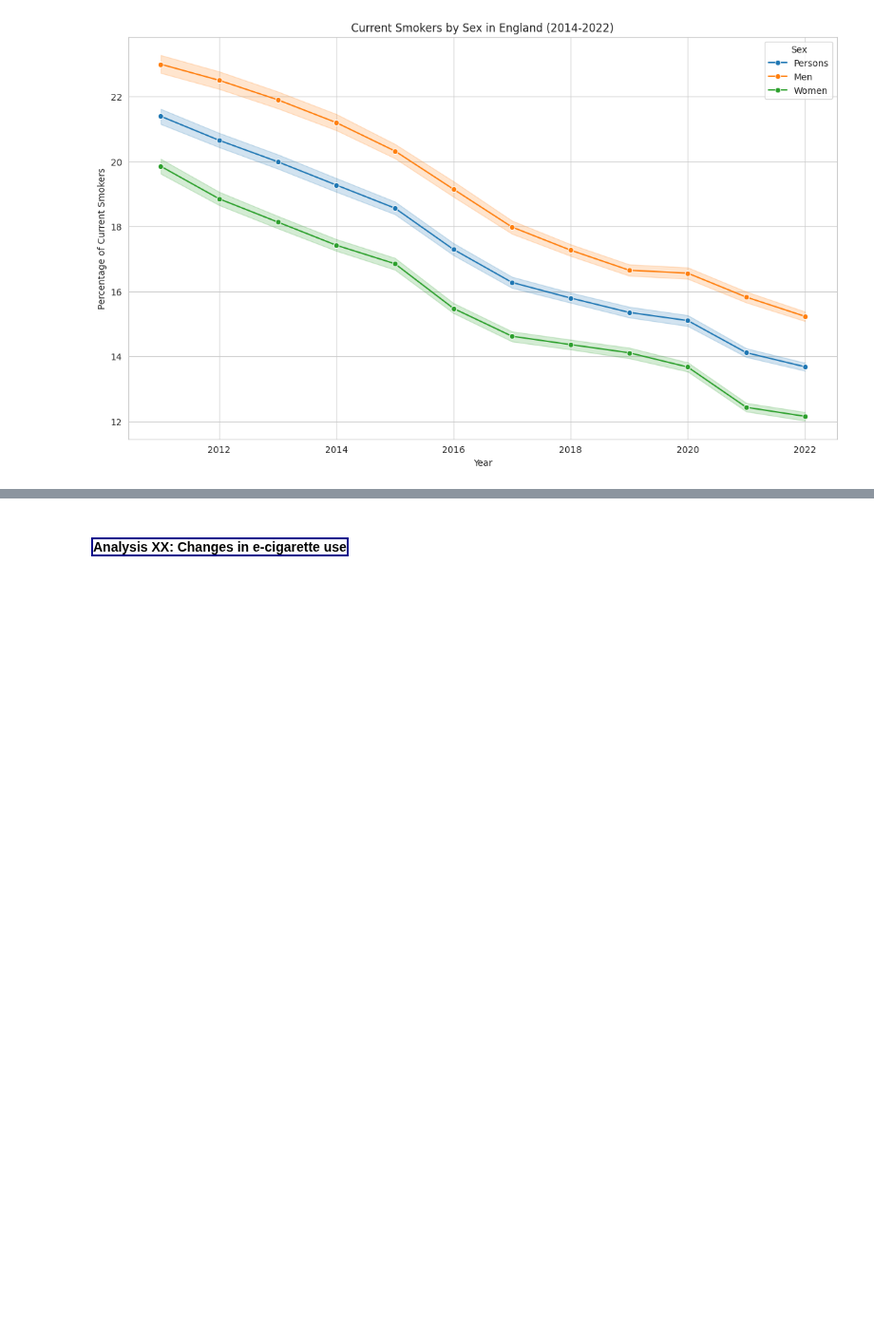
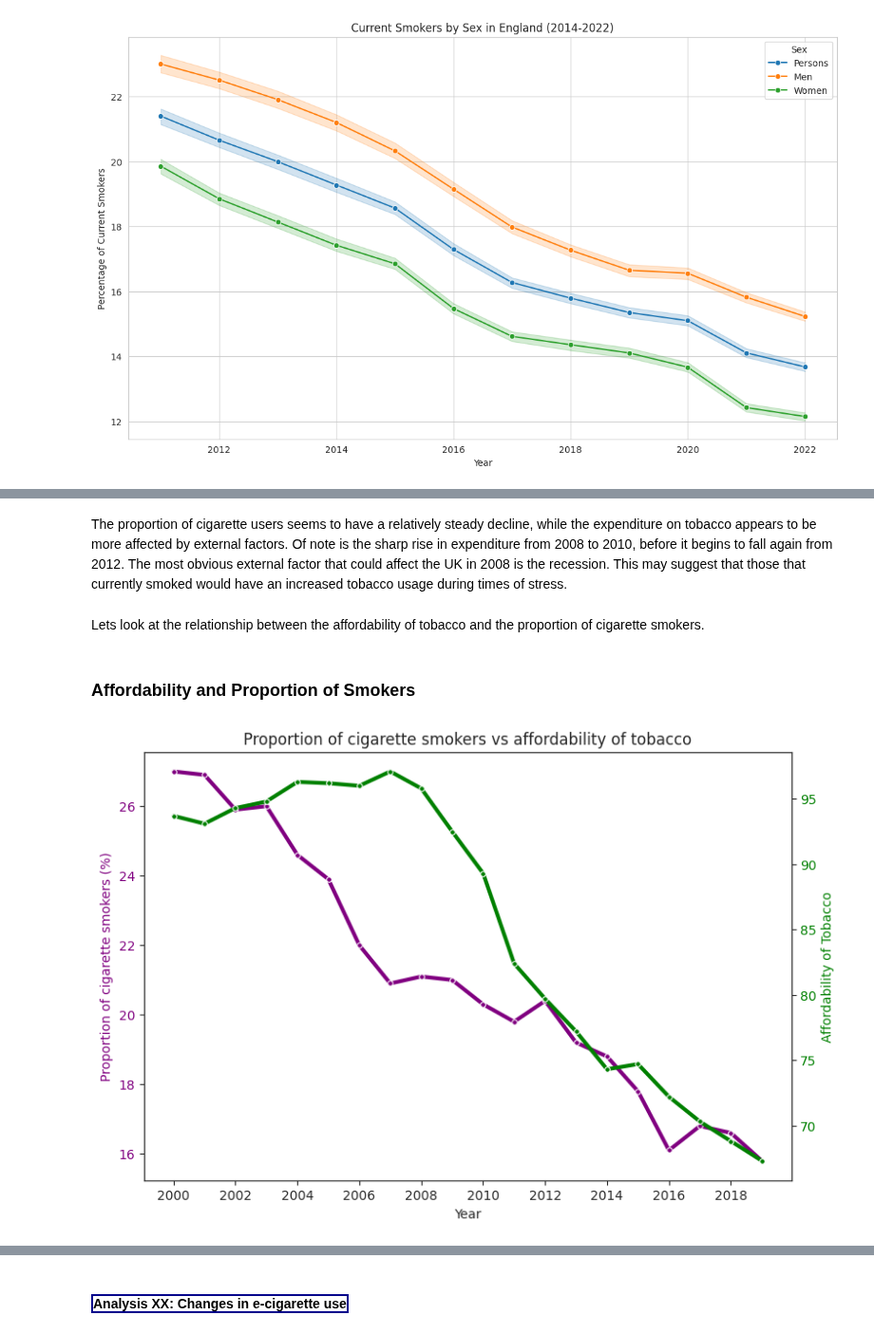
Before and after one commit to rhobaker/Data_Project, a Jupyter notebook: Main_Jupyter_workbook.ipynb, the cells around one changed output, grey strips where cells are left out. Shown at 95% size. Cells and saved outputs as stored; diff of their text form; code cells hidden in the pictures; blank space fills up the shorter version.

```diff
--- a/Main_Jupyter_workbook.ipynb
+++ b/Main_Jupyter_workbook.ipynb
@@ -549,0 +709,21 @@ for category, title in zip(smoking_categories, titles):
+# %% [markdown]
+The proportion of cigarette users seems to have a relatively steady decline, while the expenditure on tobacco appears to be more affected by external factors. Of note is the sharp rise in expenditure from 2008 to 2010, before it begins to fall again from 2012. The most obvious external factor that could affect the UK in 2008 is the recession. This may suggest that those that currently smoked would have an increased tobacco usage during times of stress.
+# %% [markdown]
+Lets look at the relationship between the affordability of tobacco and the proportion of cigarette smokers.
+# %% [markdown]
+### Affordability and Proportion of Smokers
+# %%
+plt.figure(figsize=(9, 6))
+ax1 = sns.lineplot(x = year['Year'], y = adults_2000['All 16+'], lw=3, marker='o', markersize=4, color='purple')
+ax1.set(xlabel="Year",
+        title="Proportion of cigarette smokers vs affordability of tobacco")
+ax1.set_ylabel("Proportion of cigarette smokers (%)", color = 'purple')
+ax1.tick_params(axis='y', labelcolor='purple')
+sns.set_style("ticks")
+plt.xticks([2000,2002,2004,2006,2008,2010,2012, 2014, 2016, 2018])
+ax2 = ax1.twinx()
+ax2.set_ylabel("Affordability of Tobacco", color = 'green')
+ax2= sns.lineplot(x = year['Year'], y = afford_2000['Tobacco Affordability Index'], lw=3, marker='o', markersize=4, color = "green")
+ax2.tick_params(axis='y', labelcolor='green')
+# %% [output]
+[figure, added]
```
Also changed, not shown: parts of 34 cells of this notebook.
